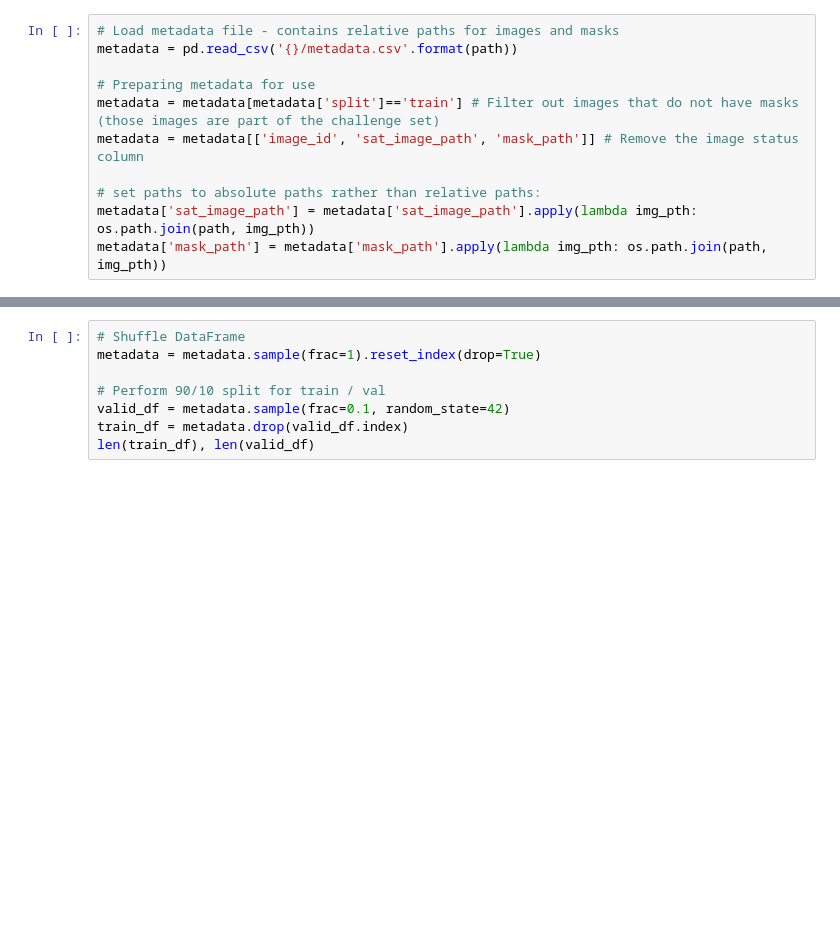
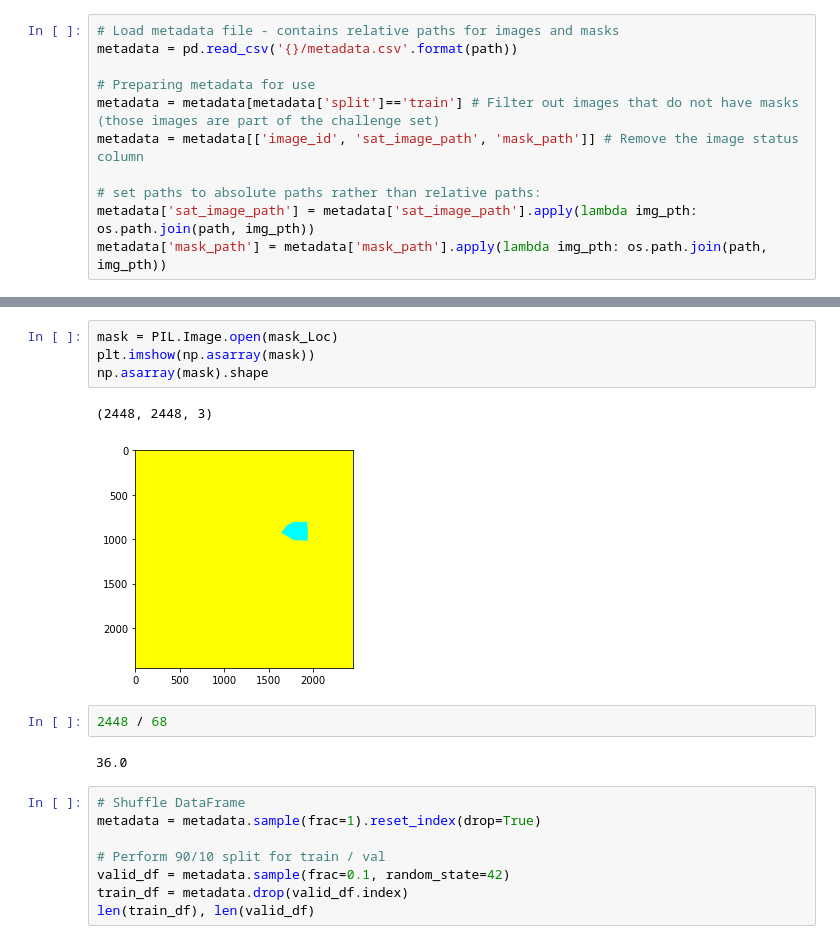
Before and after one commit to johnatawnclementawn/LandCoverSemanticSegmentation, a Jupyter notebook: landCov_semSeg.ipynb, the cells around one changed output, grey strips where cells are left out. Drawn from its saved outputs; the diff is of its cells as text; blank space fills up the shorter version.

```diff
--- a/landCov_semSeg.ipynb
+++ b/landCov_semSeg.ipynb
@@ -157,3 +214,14 @@ visualize(Image = dat, Mask = mask)
+# %%
+mask = PIL.Image.open(mask_Loc)
+plt.imshow(np.asarray(mask))
+np.asarray(mask).shape
+# %% [output]
+(2448, 2448, 3)
+[figure, added]
+# %%
+2448 / 68
+# %% [output]
+36.0
 # %%
 # Shuffle DataFrame
 metadata = metadata.sample(frac=1).reset_index(drop=True)
```
Also changed, not shown: parts of 9 cells of this notebook, 1 other file.
